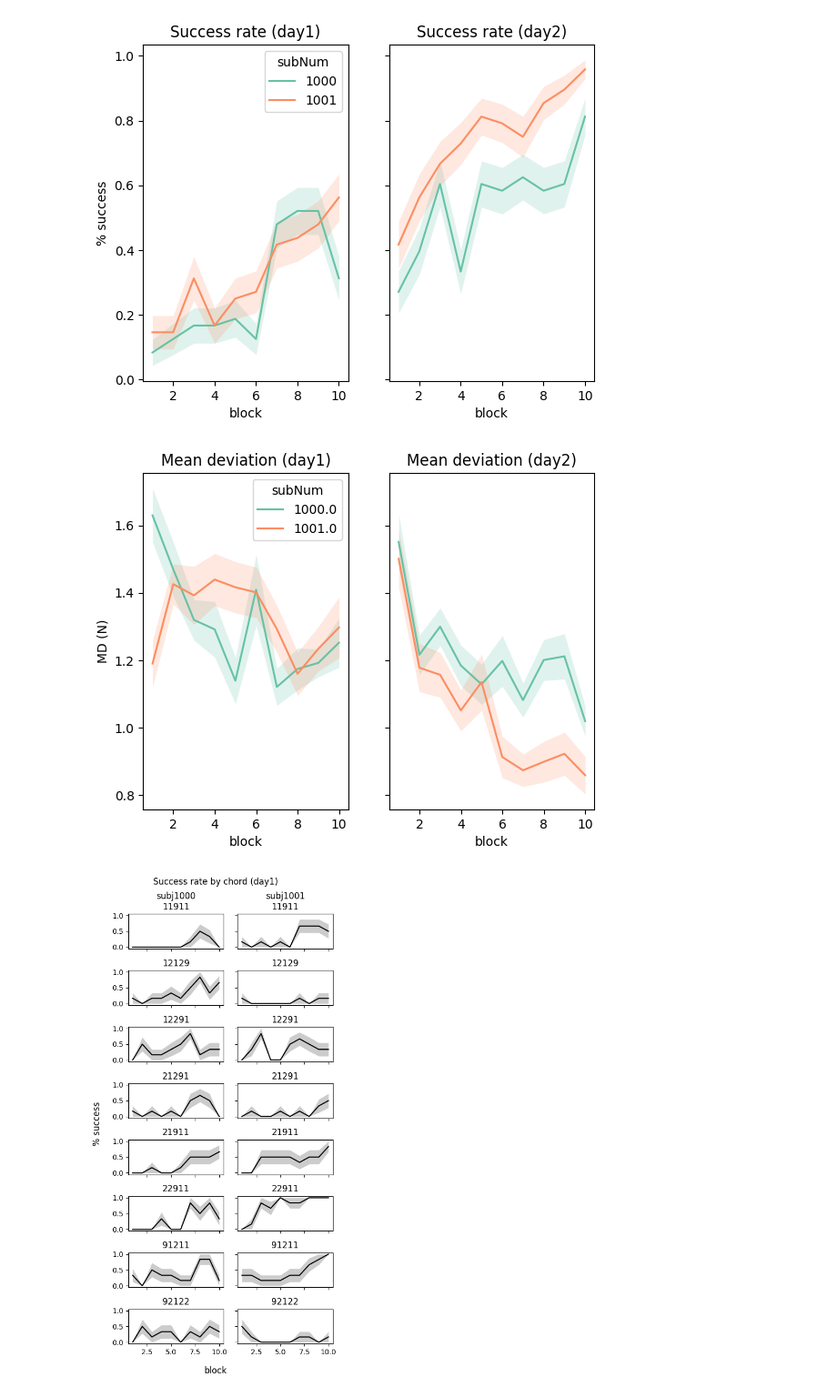
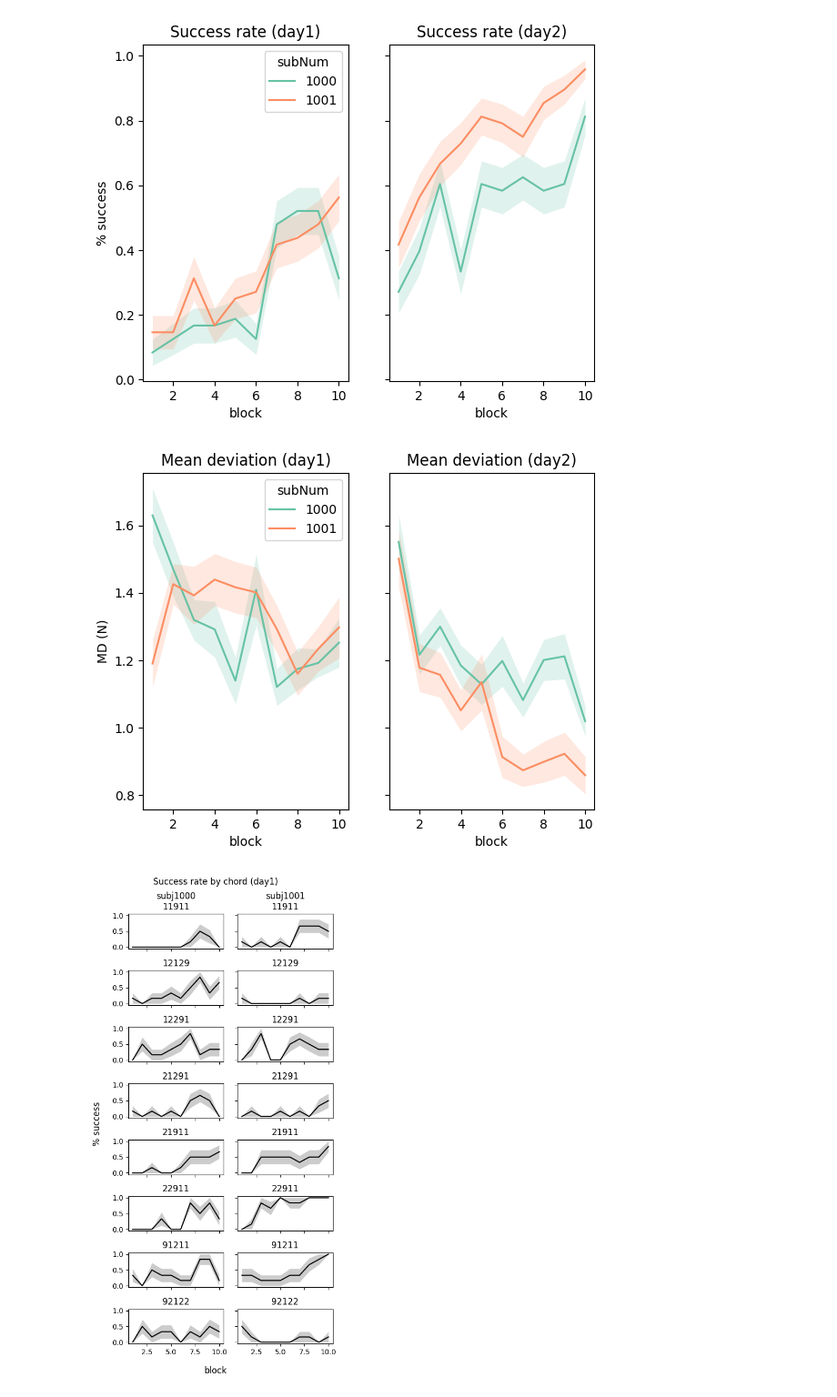
Before and after one commit to mnlmrc/extension-flexion-chords, a Jupyter notebook: efc4/notebooks/pilot.ipynb, the cells around one changed output. Shown at 91% size. Drawn from its saved outputs; the diff is of its cells as text; code cells hidden in the pictures.

```diff
--- a/efc4/notebooks/pilot.ipynb
+++ b/efc4/notebooks/pilot.ipynb
@@ -42,25 +42,26 @@ for d, day in enumerate([1, 2]):
 # %%
 snS = [1000, 1001]
 experiment = 'efc4'
 
 fig, axs = plt.subplots(nrows=1, ncols=2, sharex=True, sharey=True)
 
 for d, day in enumerate([1, 2]):
     data = pd.DataFrame()
     for sn in snS:
         data_tmp = pd.read_csv(os.path.join(gl.baseDir, experiment, 'pilot', f'day{day}', f'subj{sn}', f'single_trial.tsv'), sep='\t')
+        data_tmp['subNum'] = data_tmp['subNum'].astype(int)
         data= pd.concat([data, data_tmp])
 
     if day == 1:
         sns.lineplot(data=data, ax=axs[d], x='BN', hue='subNum', y='MD', errorbar='se', err_kws={'linewidth': 0}, palette='Set2')
     else:
         sns.lineplot(data=data, ax=axs[d], x='BN', hue='subNum', y='MD', errorbar='se', err_kws={'linewidth': 0}, palette='Set2', legend=False)
 
     axs[d].set_title(f'Mean deviation (day{day})')
     axs[d].set_ylabel('MD (N)')
     axs[d].set_xlabel('block')
 # %% [output]
-[figure, old version]
+[figure, new version]
 # %%
 snS = [1000, 1001]
 experiment = 'efc4'
```
